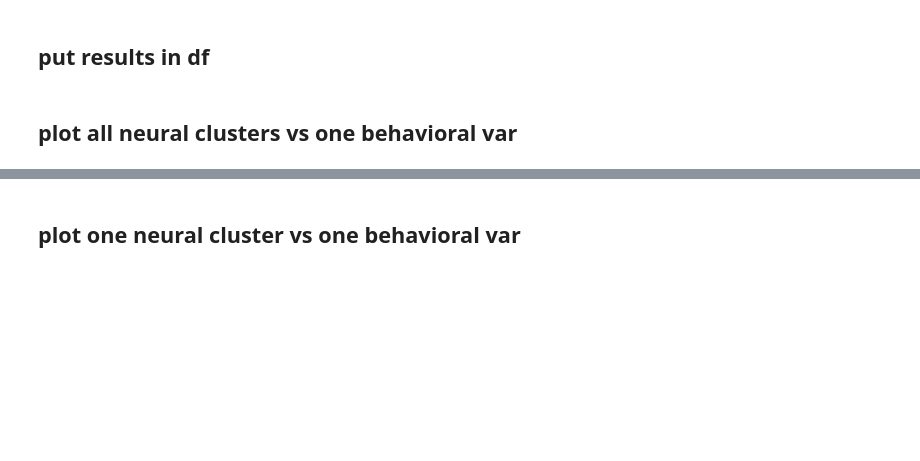
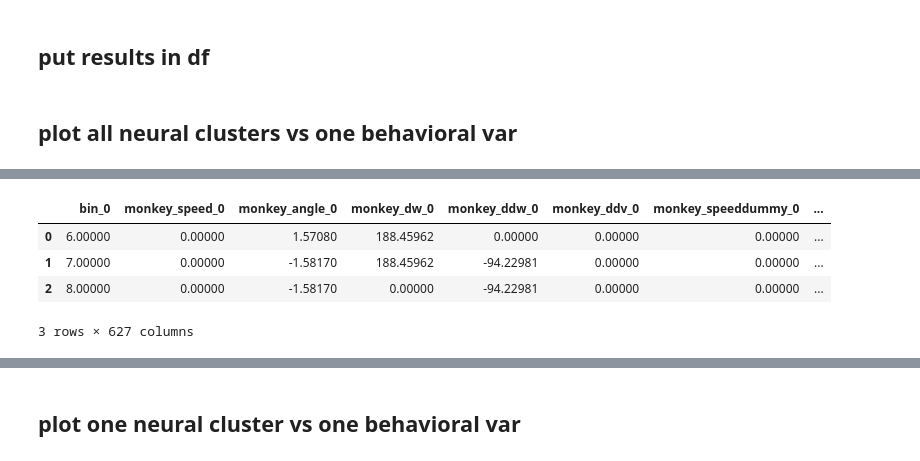
Before and after one commit to CiciDu/multiff_analysis, a Jupyter notebook: notebooks/neural_data_analysis/decoding_current_targets.ipynb, the cells around one changed output, grey strips where cells are left out. Cells and saved outputs as stored; diff of their text form; code cells hidden in the pictures; blank space fills up the shorter version.

```diff
--- a/notebooks/neural_data_analysis/decoding_current_targets.ipynb
+++ b/notebooks/neural_data_analysis/decoding_current_targets.ipynb
@@ -119,0 +446,8 @@ dec.y_var_lags_reduced['bin'] = dec.y_var_lags_reduced['bin_5']
+# %%
+dec.y_var_lags.head(3)
+# %% [output]
+|  | bin_0 | monkey_speed_0 | monkey_angle_0 | monkey_dw_0 | monkey_ddw_0 | monkey_ddv_0 | monkey_speeddummy_0 | ... |
+| 0 | 6.00000 | 0.00000 | 1.57080 | 188.45962 | 0.00000 | 0.00000 | 0.00000 | ... |
+| 1 | 7.00000 | 0.00000 | -1.58170 | 188.45962 | -94.22981 | 0.00000 | 0.00000 | ... |
+| 2 | 8.00000 | 0.00000 | -1.58170 | 0.00000 | -94.22981 | 0.00000 | 0.00000 | ... |
+3 rows × 627 columns
```
Also changed, not shown: parts of 108 cells of this notebook, 24 other files.
